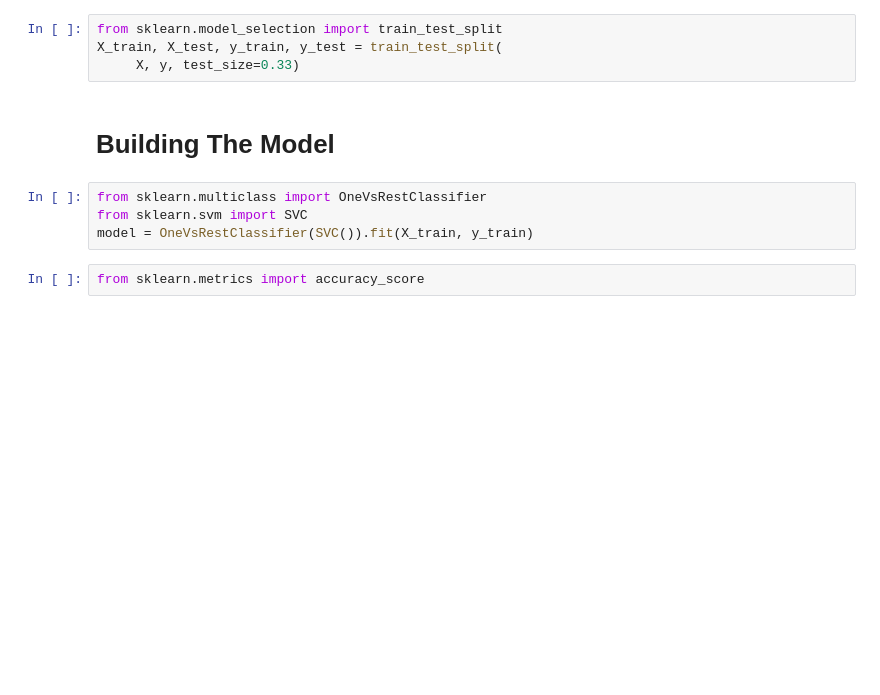
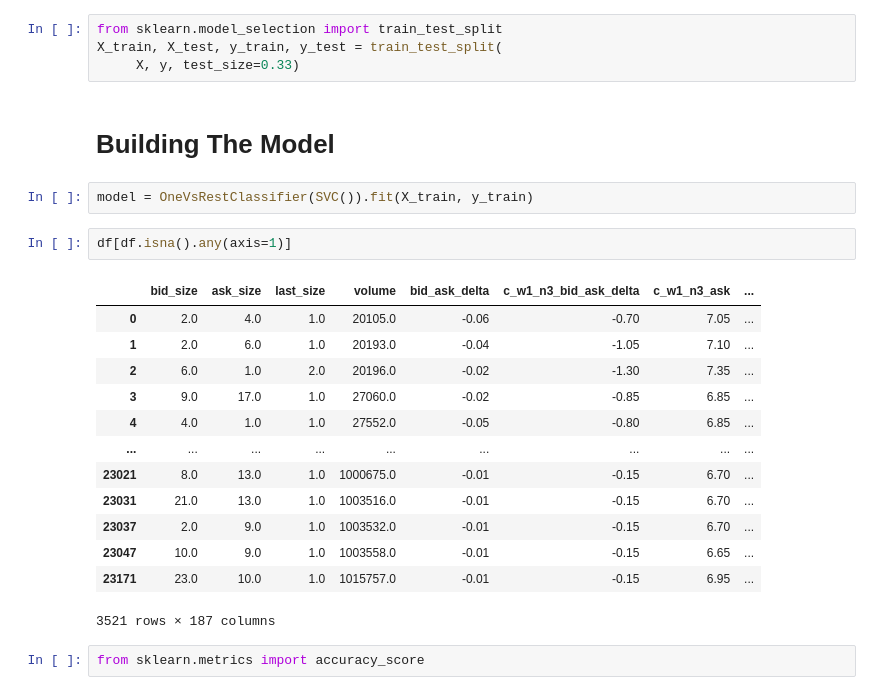
Before and after one commit to mvellayan/OptionList4, a Jupyter notebook: ml_notebooks/imp1-onevsrestclassifier-svc.ipynb, the cells around one changed output. Cells and saved outputs as stored; diff of their text form; blank space fills up the shorter version.

```diff
--- a/ml_notebooks/imp1-onevsrestclassifier-svc.ipynb
+++ b/ml_notebooks/imp1-onevsrestclassifier-svc.ipynb
@@ -89,9 +167,23 @@ X_train, X_test, y_train, y_test = train_test_split(
 # %% [markdown]
 # Building The Model
 # %%
-from sklearn.multiclass import OneVsRestClassifier
-from sklearn.svm import SVC
 model = OneVsRestClassifier(SVC()).fit(X_train, y_train)
+# %%
+df[df.isna().any(axis=1)]
+# %% [output]
+|  | bid_size | ask_size | last_size | volume | bid_ask_delta | c_w1_n3_bid_ask_delta | c_w1_n3_ask | ... |
+| 0 | 2.0 | 4.0 | 1.0 | 20105.0 | -0.06 | -0.70 | 7.05 | ... |
+| 1 | 2.0 | 6.0 | 1.0 | 20193.0 | -0.04 | -1.05 | 7.10 | ... |
+| 2 | 6.0 | 1.0 | 2.0 | 20196.0 | -0.02 | -1.30 | 7.35 | ... |
+| 3 | 9.0 | 17.0 | 1.0 | 27060.0 | -0.02 | -0.85 | 6.85 | ... |
+| 4 | 4.0 | 1.0 | 1.0 | 27552.0 | -0.05 | -0.80 | 6.85 | ... |
+| ... | ... | ... | ... | ... | ... | ... | ... | ... |
+| 23021 | 8.0 | 13.0 | 1.0 | 1000675.0 | -0.01 | -0.15 | 6.70 | ... |
+| 23031 | 21.0 | 13.0 | 1.0 | 1003516.0 | -0.01 | -0.15 | 6.70 | ... |
+| 23037 | 2.0 | 9.0 | 1.0 | 1003532.0 | -0.01 | -0.15 | 6.70 | ... |
+| 23047 | 10.0 | 9.0 | 1.0 | 1003558.0 | -0.01 | -0.15 | 6.65 | ... |
+| 23171 | 23.0 | 10.0 | 1.0 | 1015757.0 | -0.01 | -0.15 | 6.95 | ... |
+3521 rows × 187 columns
 # %%
 from sklearn.metrics import accuracy_score
 # %%
```
Also changed, not shown: parts of 18 cells of this notebook, 7 other files.
